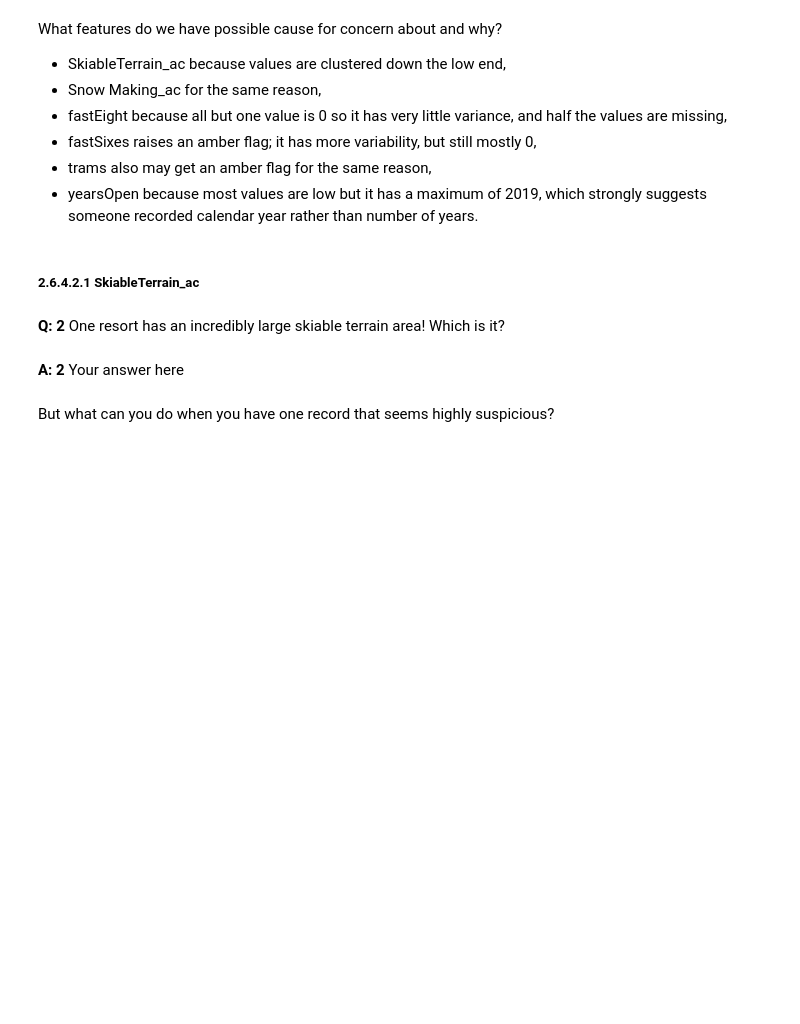
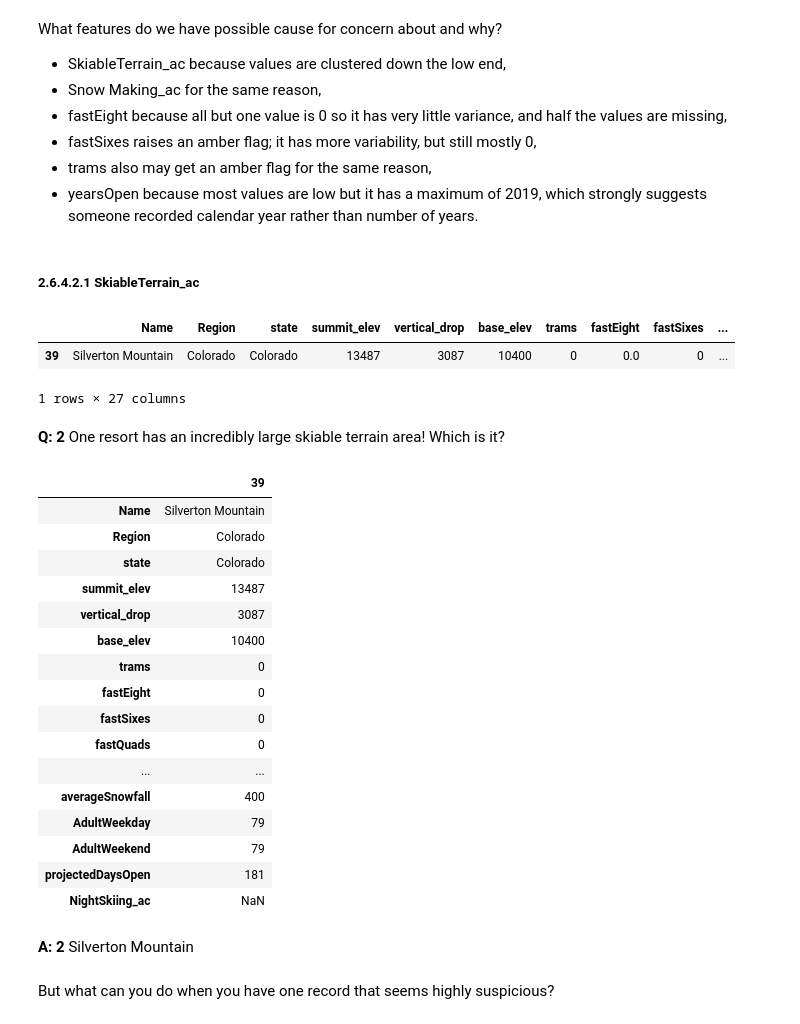
Before and after one commit to Hillary577/DataScienceGuidedCapstone, a Jupyter notebook: Notebooks/HL_02_data_wrangling.ipynb, the cells around one changed output. Cells and saved outputs as stored; diff of their text form; code cells hidden in the pictures; blank space fills up the shorter version.

```diff
--- a/Notebooks/HL_02_data_wrangling.ipynb
+++ b/Notebooks/HL_02_data_wrangling.ipynb
@@ -504,16 +534,38 @@ What features do we have possible cause for concern about and why?
 # %%
 #Code task 19#
 #Filter the 'SkiableTerrain_ac' column to print the values greater than 10000
-ski_data.___[ski_data.___ > ___]
+ski_data.loc[ski_data.SkiableTerrain_ac > 10000]
+# %% [output]
+|  | Name | Region | state | summit_elev | vertical_drop | base_elev | trams | fastEight | fastSixes | ... |
+| 39 | Silverton Mountain | Colorado | Colorado | 13487 | 3087 | 10400 | 0 | 0.0 | 0 | ... |
+1 rows × 27 columns
 # %% [markdown]
 **Q: 2** One resort has an incredibly large skiable terrain area! Which is it?
 # %%
 #Code task 20#
 #Now you know there's only one, print the whole row to investigate all values, including seeing the resort name
 #Hint: don't forget the transpose will be helpful here
-ski_data[ski_data.___ > ___].___
+ski_data[ski_data.SkiableTerrain_ac > 10000].T
+# %% [output]
+|  | 39 |
+| Name | Silverton Mountain |
+| Region | Colorado |
+| state | Colorado |
+| summit_elev | 13487 |
+| vertical_drop | 3087 |
+| base_elev | 10400 |
+| trams | 0 |
+| fastEight | 0 |
+| fastSixes | 0 |
+| fastQuads | 0 |
+| ... | ... |
+| averageSnowfall | 400 |
+| AdultWeekday | 79 |
+| AdultWeekend | 79 |
+| projectedDaysOpen | 181 |
+| NightSkiing_ac | NaN |
 # %% [markdown]
-**A: 2** Your answer here
+**A: 2** Silverton Mountain
 # %% [markdown]
 But what can you do when you have one record that seems highly suspicious?
 # %% [markdown]
```
Also changed, not shown: parts of 21 cells of this notebook.
